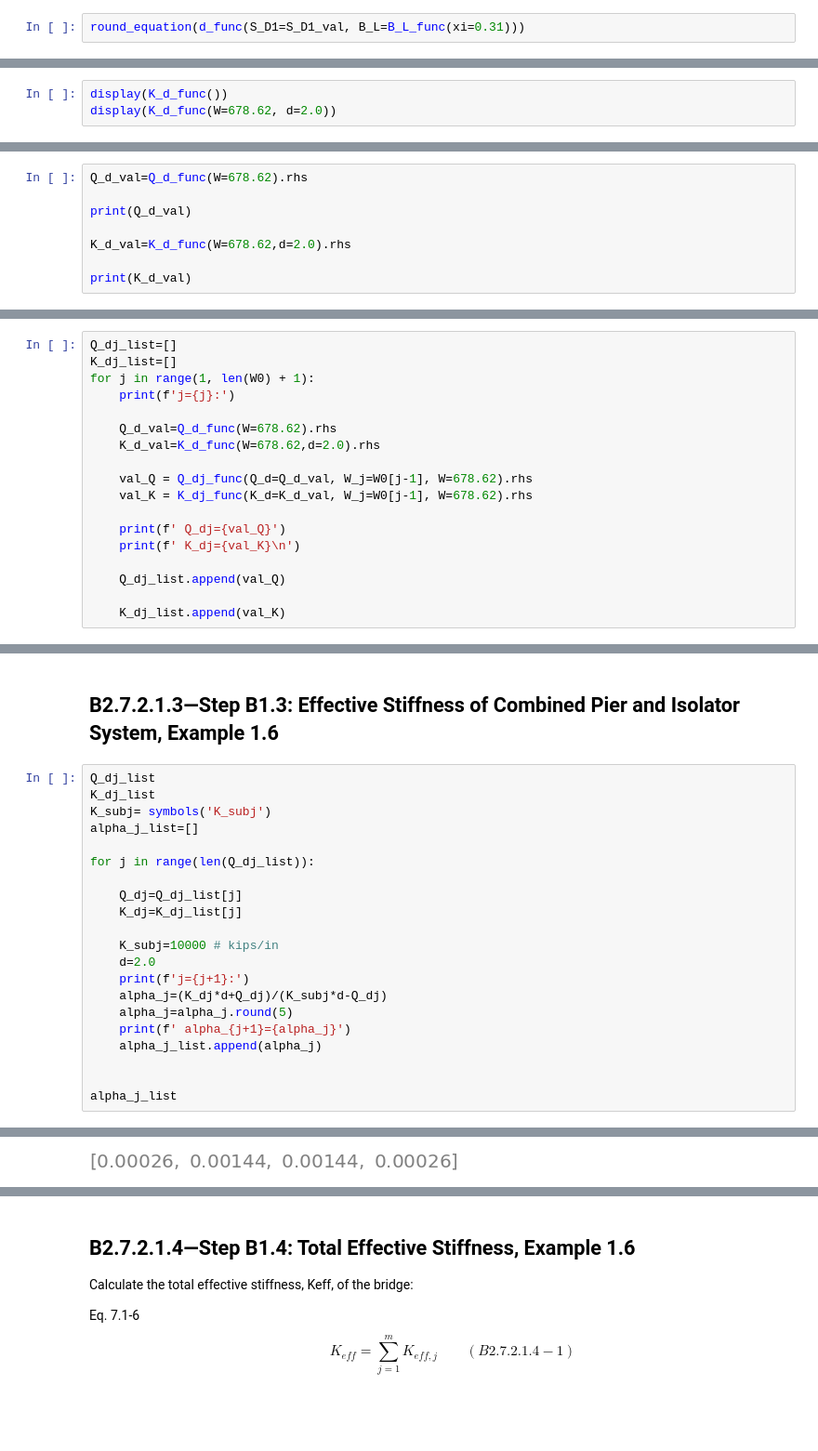
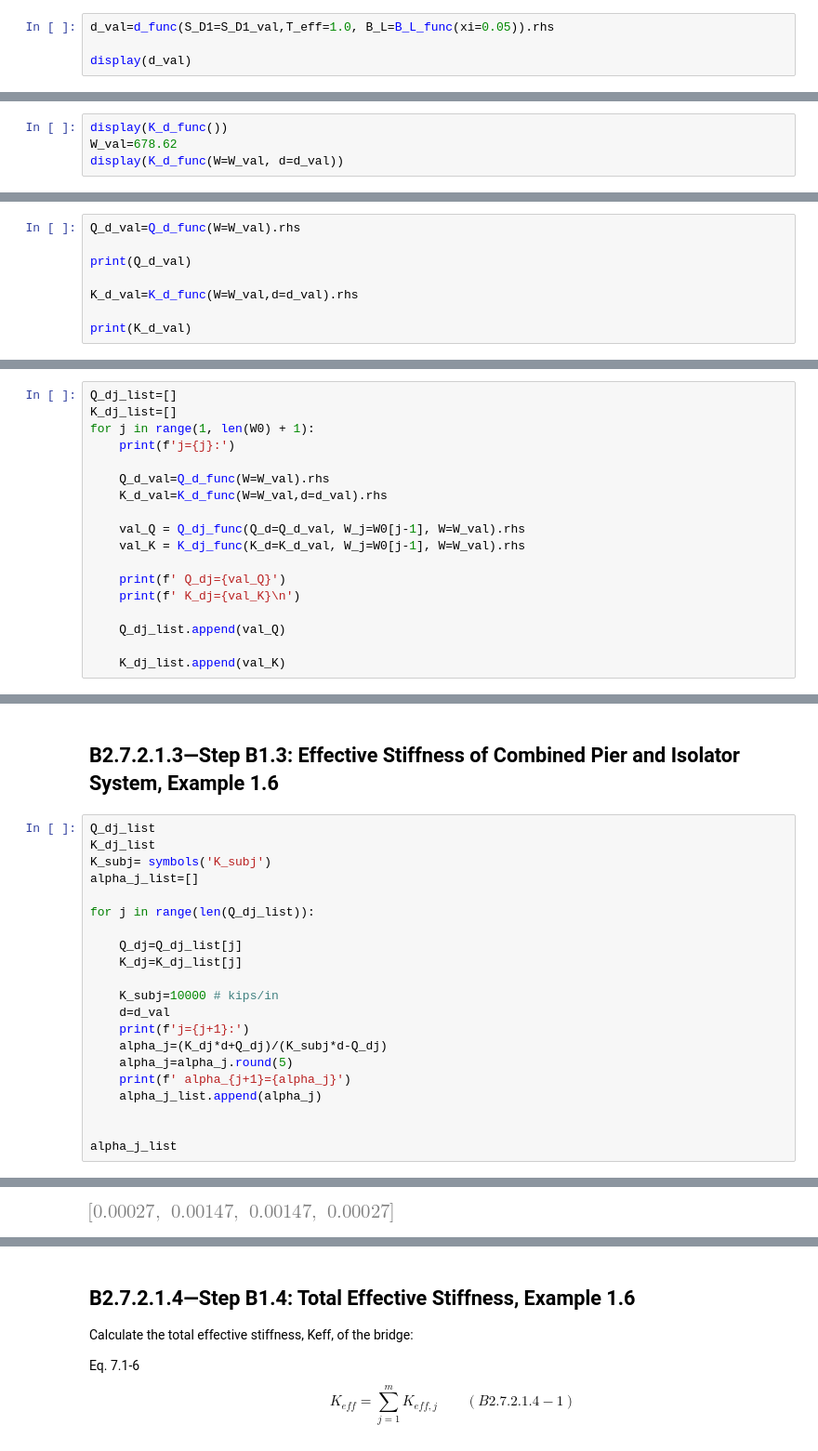
Before and after one commit to CFCSL/BASE-ISOLATION, a Jupyter notebook: base_isolation.ipynb, the cells around one changed output, grey strips where cells are left out. Shown at 93% size. Drawn from its saved outputs; the diff is of its cells as text; blank space fills up the shorter version.

```diff
--- a/base_isolation.ipynb
+++ b/base_isolation.ipynb
@@ -74,3 +74,5 @@ d_func()
 # %%
-round_equation(d_func(S_D1=S_D1_val, B_L=B_L_func(xi=0.31)))
+d_val=d_func(S_D1=S_D1_val,T_eff=1.0, B_L=B_L_func(xi=0.05)).rhs
+
+display(d_val)
 # %% [output]
@@ -98,5 +100,6 @@ def K_d_func(W=W,d=d):
     return round_equation(Eq(K_d, 2*K_d_min, evaluate= False))
 # %%
 display(K_d_func())
-display(K_d_func(W=678.62, d=2.0))
+W_val=678.62
+display(K_d_func(W=W_val, d=d_val))
 # %% [output]
@@ -128,11 +131,11 @@ def K_dj_func(K_d=K_d, W_j=W_j, W=W):
 
     return round_equation(Eq(K_dj, val, evaluate=False ))
 # %%
-Q_d_val=Q_d_func(W=678.62).rhs
+Q_d_val=Q_d_func(W=W_val).rhs
 
 print(Q_d_val)
 
-K_d_val=K_d_func(W=678.62,d=2.0).rhs
+K_d_val=K_d_func(W=W_val,d=d_val).rhs
 
 print(K_d_val)
 # %% [output]
@@ -144,11 +147,11 @@ K_dj_list=[]
 for j in range(1, len(W0) + 1):
     print(f'j={j}:')
 
-    Q_d_val=Q_d_func(W=678.62).rhs
-    K_d_val=K_d_func(W=678.62,d=2.0).rhs
+    Q_d_val=Q_d_func(W=W_val).rhs
+    K_d_val=K_d_func(W=W_val,d=d_val).rhs
 
-    val_Q = Q_dj_func(Q_d=Q_d_val, W_j=W0[j-1], W=678.62).rhs
-    val_K = K_dj_func(K_d=K_d_val, W_j=W0[j-1], W=678.62).rhs
+    val_Q = Q_dj_func(Q_d=Q_d_val, W_j=W0[j-1], W=W_val).rhs
+    val_K = K_dj_func(K_d=K_d_val, W_j=W0[j-1], W=W_val).rhs
 
     print(f' Q_dj={val_Q}')
     print(f' K_dj={val_K}\n')
@@ -186,7 +189,7 @@ for j in range(len(Q_dj_list)):
     K_dj=K_dj_list[j]
 
     K_subj=10000 # kips/in
-    d=2.0
+    d=d_val
     print(f'j={j+1}:')
     alpha_j=(K_dj*d+Q_dj)/(K_subj*d-Q_dj)
     alpha_j=alpha_j.round(5)
@@ -207,4 +210,4 @@ j=4:
-[figure, old version]
+[figure, new version]
 # %%
 alpha_j_list
 
```
Also changed, not shown: parts of 28 cells of this notebook, 2 other files.
